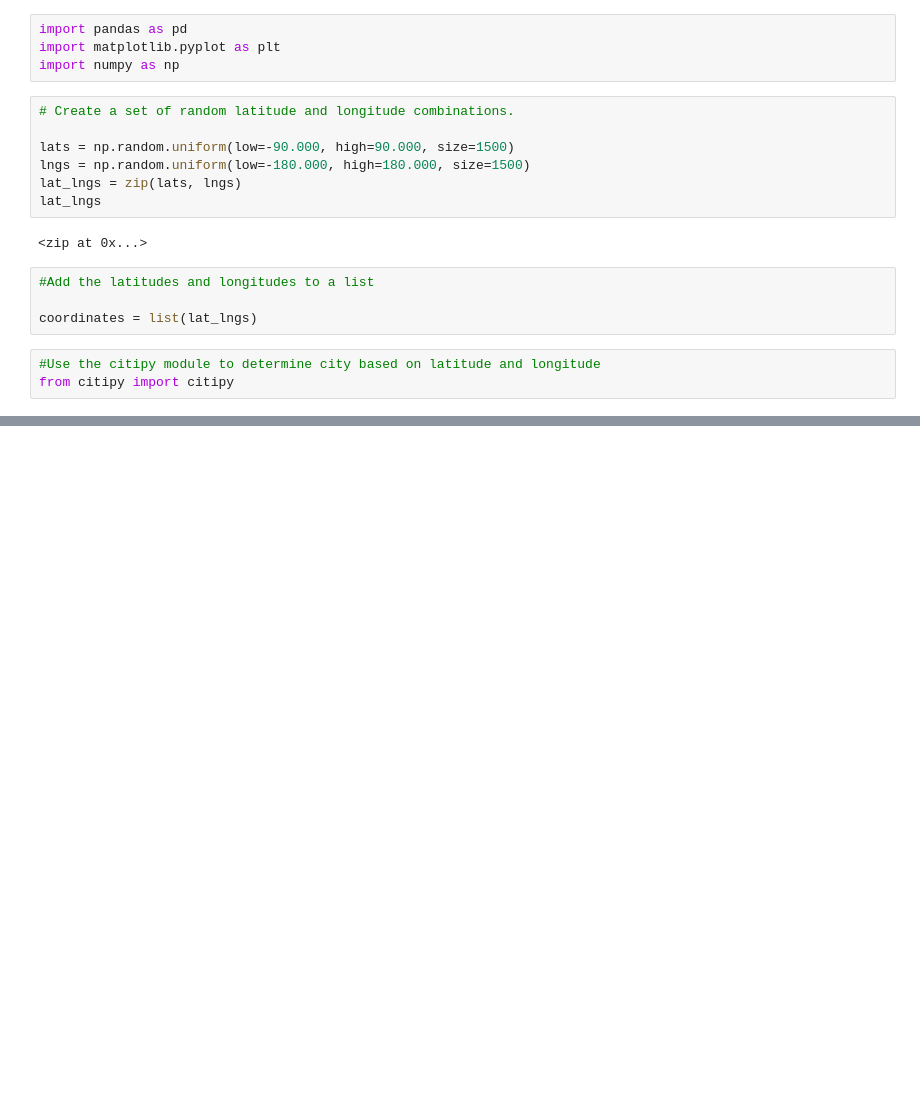
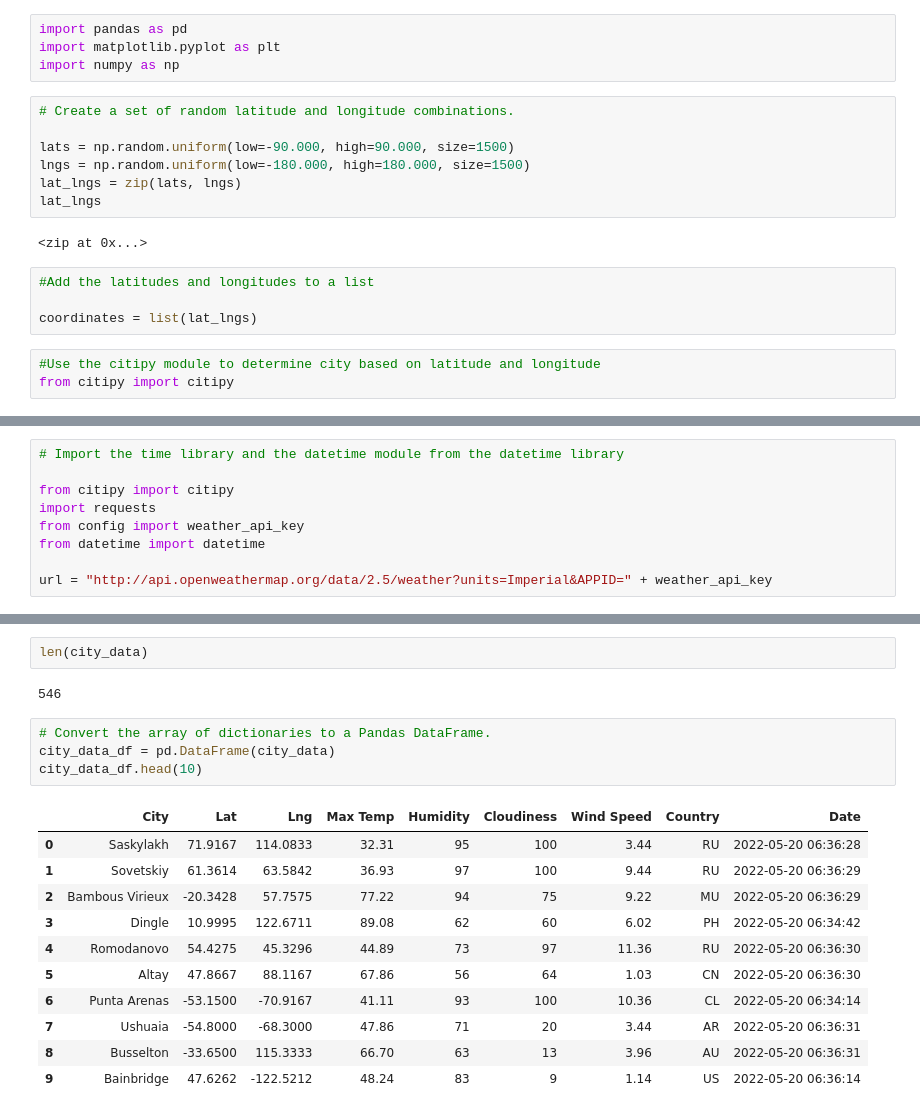
Before and after one commit to Kwas45/World_Weather_Analysis, a Jupyter notebook: WeatherPy.ipynb, the cells around one changed output, grey strips where cells are left out. Cells and saved outputs as stored; diff of their text form; blank space fills up the shorter version.

Commit message:
Adding weatherypy.ipynb file.

```diff
--- a/WeatherPy.ipynb
+++ b/WeatherPy.ipynb
@@ -35,0 +36,9 @@ len(cities)
+# %%
+# Import the time library and the datetime module from the datetime library
+
+from citipy import citipy
+import requests
+from config import weather_api_key
+from datetime import datetime
+
+url = "http://api.openweathermap.org/data/2.5/weather?units=Imperial&APPID=" + weather_api_key
@@ -35,0 +140,20 @@ len(cities)
+# %%
+len(city_data)
+# %% [output]
+546
+# %%
+# Convert the array of dictionaries to a Pandas DataFrame.
+city_data_df = pd.DataFrame(city_data)
+city_data_df.head(10)
+# %% [output]
+|  | City | Lat | Lng | Max Temp | Humidity | Cloudiness | Wind Speed | Country | Date |
+| 0 | Saskylakh | 71.9167 | 114.0833 | 32.31 | 95 | 100 | 3.44 | RU | 2022-05-20 06:36:28 |
+| 1 | Sovetskiy | 61.3614 | 63.5842 | 36.93 | 97 | 100 | 9.44 | RU | 2022-05-20 06:36:29 |
+| 2 | Bambous Virieux | -20.3428 | 57.7575 | 77.22 | 94 | 75 | 9.22 | MU | 2022-05-20 06:36:29 |
+| 3 | Dingle | 10.9995 | 122.6711 | 89.08 | 62 | 60 | 6.02 | PH | 2022-05-20 06:34:42 |
+| 4 | Romodanovo | 54.4275 | 45.3296 | 44.89 | 73 | 97 | 11.36 | RU | 2022-05-20 06:36:30 |
+| 5 | Altay | 47.8667 | 88.1167 | 67.86 | 56 | 64 | 1.03 | CN | 2022-05-20 06:36:30 |
+| 6 | Punta Arenas | -53.1500 | -70.9167 | 41.11 | 93 | 100 | 10.36 | CL | 2022-05-20 06:34:14 |
+| 7 | Ushuaia | -54.8000 | -68.3000 | 47.86 | 71 | 20 | 3.44 | AR | 2022-05-20 06:36:31 |
+| 8 | Busselton | -33.6500 | 115.3333 | 66.70 | 63 | 13 | 3.96 | AU | 2022-05-20 06:36:31 |
+| 9 | Bainbridge | 47.6262 | -122.5212 | 48.24 | 83 | 9 | 1.14 | US | 2022-05-20 06:36:14 |
```
Also changed, not shown: parts of 4 cells of this notebook, 1 other file.
